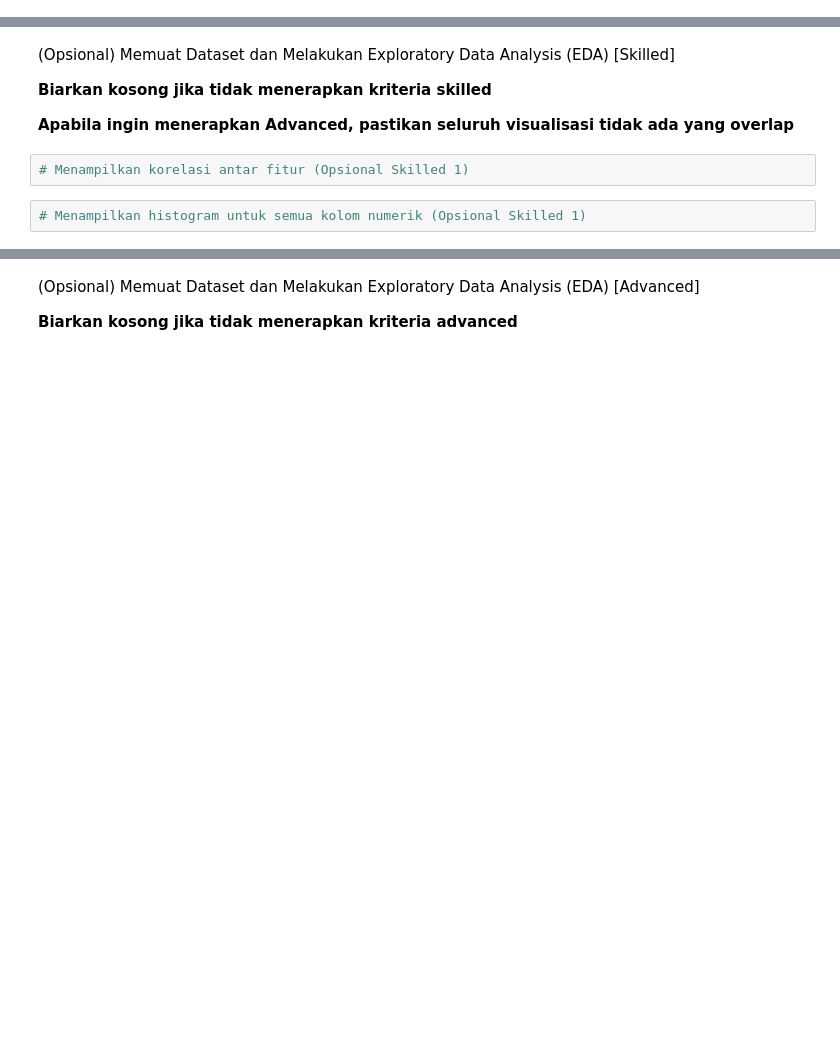
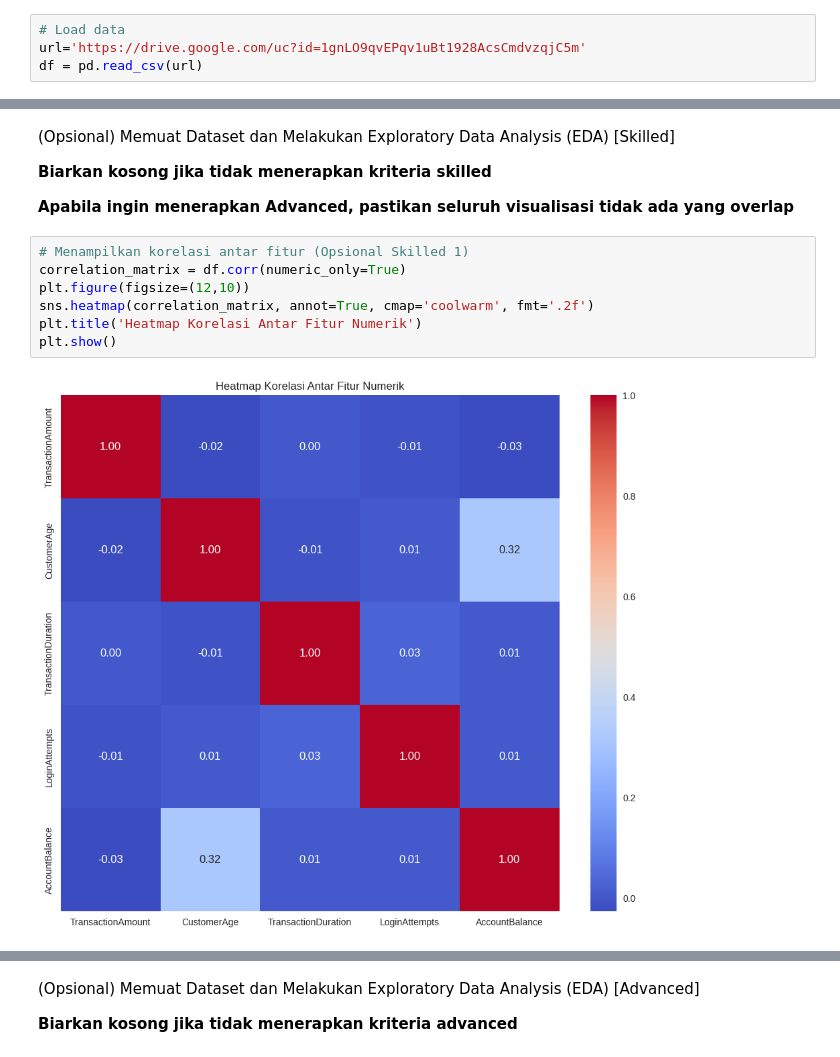
Before and after one commit to ReynardAdimas/Asah, a Jupyter notebook: [Clustering]_Submission_Akhir_BMLP_Reynard_Adimas_Nabil.ipynb, the cells around one changed output, grey strips where cells are left out. Cells and saved outputs as stored; diff of their text form; blank space fills up the shorter version.

```diff
--- a/[Clustering]_Submission_Akhir_BMLP_Reynard_Adimas_Nabil.ipynb
+++ b/[Clustering]_Submission_Akhir_BMLP_Reynard_Adimas_Nabil.ipynb
@@ -71,2 +80,6 @@ Kriteria 1 akan diterima ketika Anda menggunakan fungsi yang diminta tanpa menam
+# %%
+# Load data
+url='https://drive.google.com/uc?id=1gnLO9qvEPqv1uBt1928AcsCmdvzqjC5m'
+df = pd.read_csv(url)
 # %%
 # Tampilkan 5 baris pertama dengan function head.
@@ -80,7 +131,12 @@ Kriteria 1 akan diterima ketika Anda menggunakan fungsi yang diminta tanpa menam
 **Biarkan kosong jika tidak menerapkan kriteria skilled**
 
 **Apabila ingin menerapkan Advanced, pastikan seluruh visualisasi tidak ada yang overlap**
-# %%
-# Menampilkan korelasi antar fitur (Opsional Skilled 1)
-# %%
-# Menampilkan histogram untuk semua kolom numerik (Opsional Skilled 1)
+# %%
+# Menampilkan korelasi antar fitur (Opsional Skilled 1)
+correlation_matrix = df.corr(numeric_only=True)
+plt.figure(figsize=(12,10))
+sns.heatmap(correlation_matrix, annot=True, cmap='coolwarm', fmt='.2f')
+plt.title('Heatmap Korelasi Antar Fitur Numerik')
+plt.show()
+# %% [output]
+[figure, added]
```
Also changed, not shown: parts of 28 cells of this notebook.
